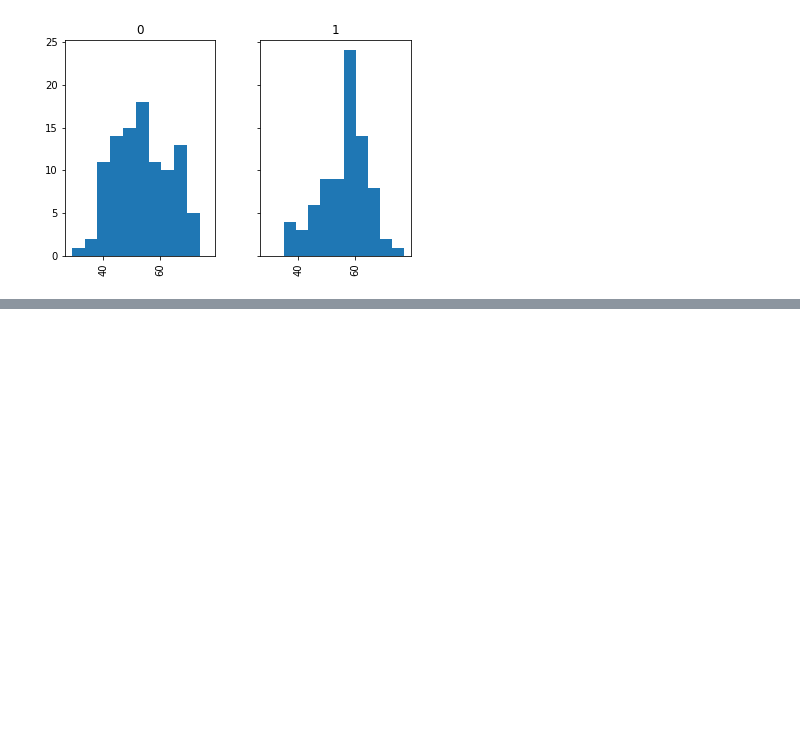
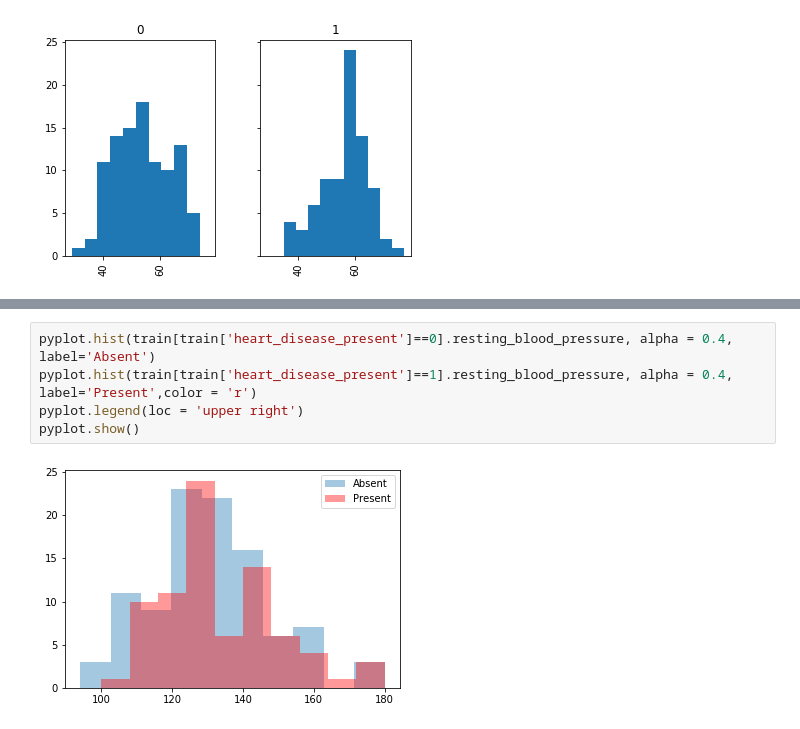
Before and after one commit to patrickstuchlik/driven-data-heart-ml, a Jupyter notebook: eda.ipynb, the cells around one changed output, grey strips where cells are left out. Drawn from its saved outputs; the diff is of its cells as text; blank space fills up the shorter version.

Commit message:
more histograms and corr matrix

```diff
--- a/eda.ipynb
+++ b/eda.ipynb
@@ -190,0 +196,7 @@ train.describe
+# %%
+pyplot.hist(train[train['heart_disease_present']==0].resting_blood_pressure, alpha = 0.4, label='Absent')
+pyplot.hist(train[train['heart_disease_present']==1].resting_blood_pressure, alpha = 0.4, label='Present',color = 'r')
+pyplot.legend(loc = 'upper right')
+pyplot.show()
+# %% [output]
+[figure, added]
```
Also changed, not shown: parts of 13 cells of this notebook.
